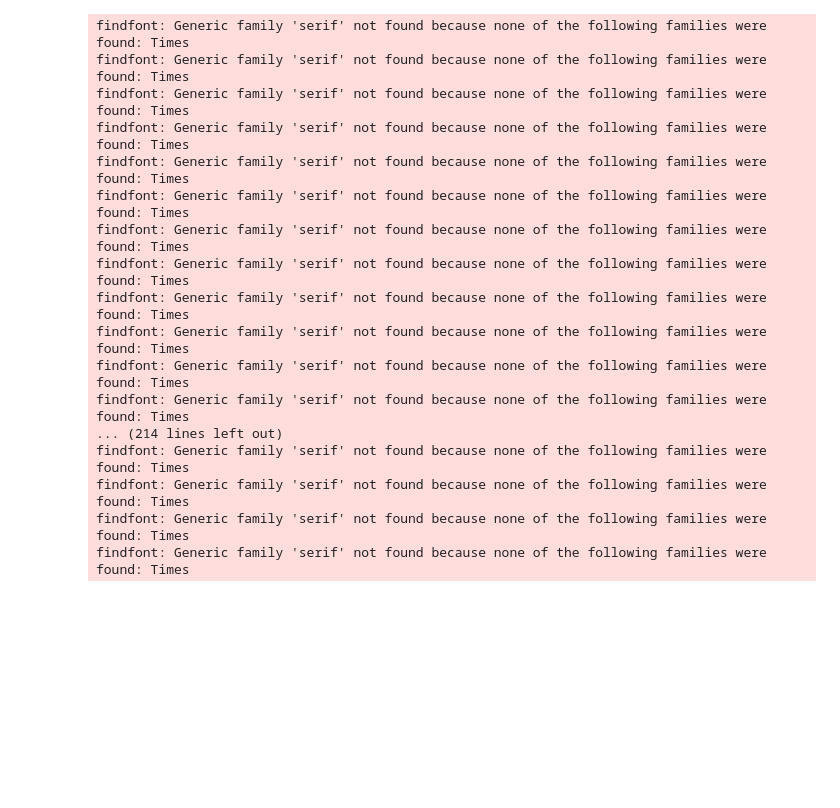
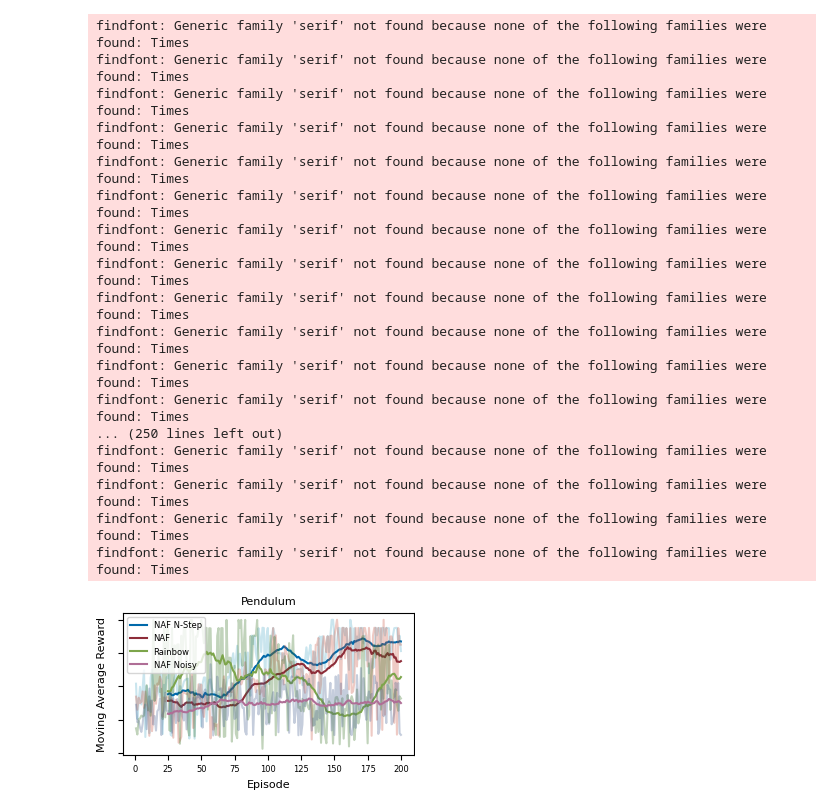
Before and after one commit to Xploeng/HockeyAI, a Jupyter notebook: src/scripts/plotting.ipynb, the cells around one changed output. Saved outputs shown, nothing was run; the diff lists cells and outputs as text; code cells hidden in the pictures; blank space fills up the shorter version.

```diff
--- a/src/scripts/plotting.ipynb
+++ b/src/scripts/plotting.ipynb
@@ -119,9 +128,10 @@ findfont: Generic family 'serif' not found because none of the following familie
 # %%
-names = ['pendulum_naf', 'pendulum_naf_noisy', 'pendulum_naf_n_step',  'pendulum_rainbow']
+names = ['pendulum_naf_n_step',  'pendulum_naf', 'pendulum_rainbow','pendulum_naf_noisy']
+screen_names = ['NAF N-Step', 'NAF', 'Rainbow', 'NAF Noisy']
 plot_dir = '../../report/plots'
 
 # set plotting stylesheet
-plt.rcParams.update(bundles.icml2022(column='full', nrows=1, ncols=1, usetex=False))
+plt.rcParams.update(bundles.icml2022(column='half', nrows=1, ncols=1, usetex=False))
 
 colors = [[rgb.tue_lightblue, rgb.tue_blue], [rgb.tue_ocre, rgb.tue_red] , [rgb.tue_darkgreen, rgb.tue_green], [rgb.tue_darkblue, rgb.tue_violet]]
 
@@ -141,32 +151,35 @@ for j, name in enumerate(names):
         if len(rewards) > ws:
             smooth_r = smooth(rewards, window=ws)
             smooth_s = range(ws, len(rewards) + 1)
             if i == 0:
                 plt.plot(smooth_s, smooth_r, color=colors[j][i], alpha=0.3)
             else:
-                plt.plot(smooth_s, smooth_r, label=f'{name}', color=colors[j][i])
+                plt.plot(smooth_s, smooth_r, label=screen_names[j], color=colors[j][i])
 
 plt.xlabel('Episode')
 plt.ylabel('Moving Average Reward')
 plt.title('Pendulum')
 plt.legend()
+plt.gca().yaxis.set_ticklabels([])
 plt.savefig(os.path.join(plot_dir, 'pendulum_rewards.pdf'))
+plt.show()
 plt.close()
 # %% [output]
 findfont: Generic family 'serif' not found because none of the following families were found: Times
 findfont: Generic family 'serif' not found because none of the following families were found: Times
 findfont: Generic family 'serif' not found because none of the following families were found: Times
 findfont: Generic family 'serif' not found because none of the following families were found: Times
 findfont: Generic family 'serif' not found because none of the following families were found: Times
 findfont: Generic family 'serif' not found because none of the following families were found: Times
 findfont: Generic family 'serif' not found because none of the following families were found: Times
 findfont: Generic family 'serif' not found because none of the following families were found: Times
 findfont: Generic family 'serif' not found because none of the following families were found: Times
 findfont: Generic family 'serif' not found because none of the following families were found: Times
 findfont: Generic family 'serif' not found because none of the following families were found: Times
 findfont: Generic family 'serif' not found because none of the following families were found: Times
-... (214 lines left out)
+... (250 lines left out)
 findfont: Generic family 'serif' not found because none of the following families were found: Times
 findfont: Generic family 'serif' not found because none of the following families were found: Times
 findfont: Generic family 'serif' not found because none of the following families were found: Times
 findfont: Generic family 'serif' not found because none of the following families were found: Times
+[figure, added]
```
Also changed, not shown: parts of 5 cells of this notebook, 1 other file.
